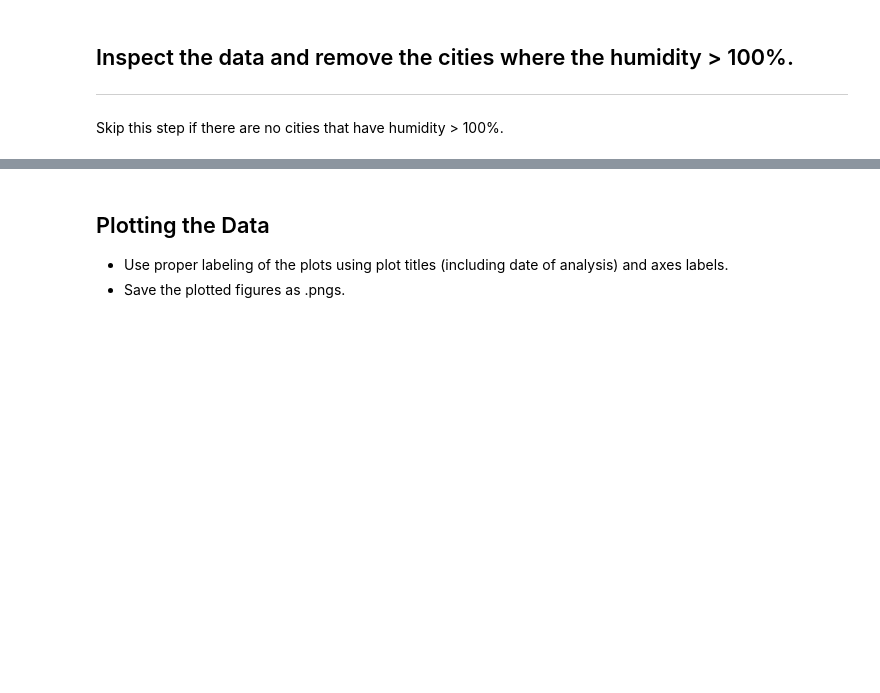
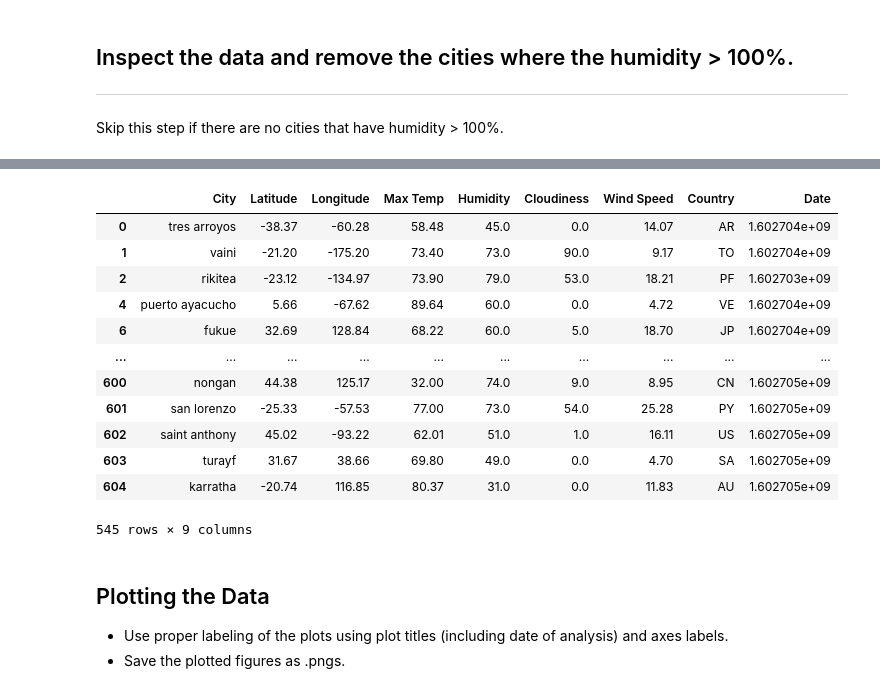
Before and after one commit to Shayoconnell7/python-api-challenge, a Jupyter notebook: WeatherPy/WeatherPy.ipynb, the cells around one changed output, grey strips where cells are left out. Cells and saved outputs as stored; diff of their text form; code cells hidden in the pictures; blank space fills up the shorter version.

```diff
--- a/WeatherPy/WeatherPy.ipynb
+++ b/WeatherPy/WeatherPy.ipynb
@@ -192,3 +202,21 @@ Name: Humidity, Length: 611, dtype: object
+# %%
+#Create new df with only cities of less than 100% humidity
+clean_data = pd.DataFrame(city_data.loc[city_data['Humidity'] < 100])
+clean_data
+# %% [output]
+|  | City | Latitude | Longitude | Max Temp | Humidity | Cloudiness | Wind Speed | Country | Date |
+| 0 | tres arroyos | -38.37 | -60.28 | 58.48 | 45.0 | 0.0 | 14.07 | AR | 1.602704e+09 |
+| 1 | vaini | -21.20 | -175.20 | 73.40 | 73.0 | 90.0 | 9.17 | TO | 1.602704e+09 |
+| 2 | rikitea | -23.12 | -134.97 | 73.90 | 79.0 | 53.0 | 18.21 | PF | 1.602703e+09 |
+| 4 | puerto ayacucho | 5.66 | -67.62 | 89.64 | 60.0 | 0.0 | 4.72 | VE | 1.602704e+09 |
+| 6 | fukue | 32.69 | 128.84 | 68.22 | 60.0 | 5.0 | 18.70 | JP | 1.602704e+09 |
+| ... | ... | ... | ... | ... | ... | ... | ... | ... | ... |
+| 600 | nongan | 44.38 | 125.17 | 32.00 | 74.0 | 9.0 | 8.95 | CN | 1.602705e+09 |
+| 601 | san lorenzo | -25.33 | -57.53 | 77.00 | 73.0 | 54.0 | 25.28 | PY | 1.602705e+09 |
+| 602 | saint anthony | 45.02 | -93.22 | 62.01 | 51.0 | 1.0 | 16.11 | US | 1.602705e+09 |
+| 603 | turayf | 31.67 | 38.66 | 69.80 | 49.0 | 0.0 | 4.70 | SA | 1.602705e+09 |
+| 604 | karratha | -20.74 | 116.85 | 80.37 | 31.0 | 0.0 | 11.83 | AU | 1.602705e+09 |
+545 rows × 9 columns
 # %% [markdown]
 ## Plotting the Data
 * Use proper labeling of the plots using plot titles (including date of analysis) and axes labels.
```
Also changed, not shown: parts of 12 cells of this notebook, 1 other file.
